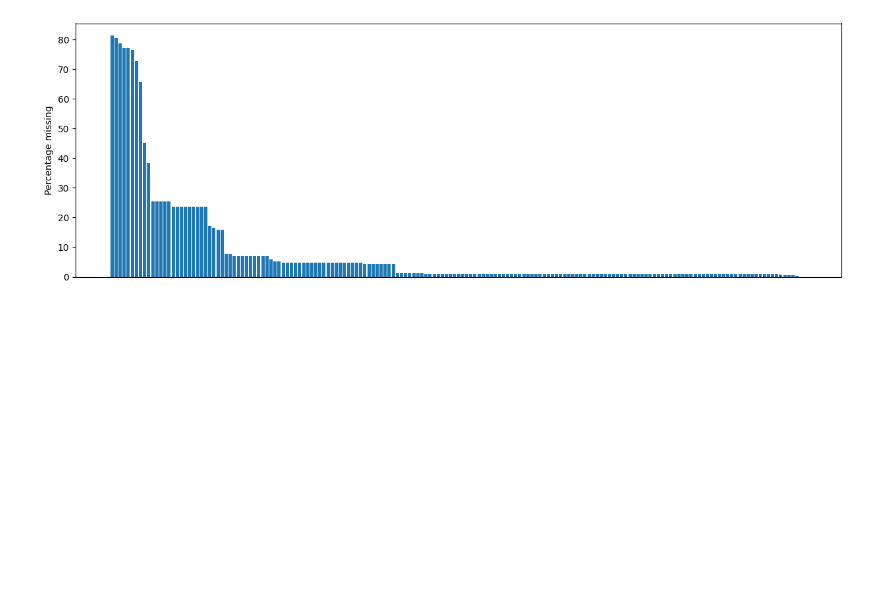
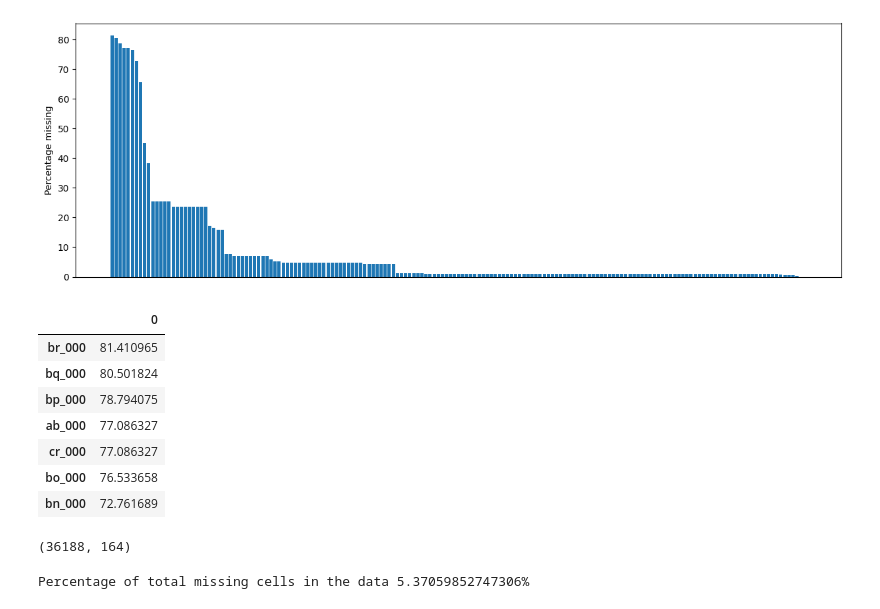
Before and after one commit to KeshaviVerma/APS_Fault_Detection, a Jupyter notebook: EDA.ipynb, the cells around one changed output. Saved outputs shown, nothing was run; the diff lists cells and outputs as text; code cells hidden in the pictures; blank space fills up the shorter version.

```diff
--- a/EDA.ipynb
+++ b/EDA.ipynb
@@ -91,3 +91,15 @@ plt.ylabel("Percentage missing")
 plt.show()
 # %% [output]
 [figure]
+# %%
+dropcols = missing[missing[0]>70]
+dropcols
+# %% [output]
+|  | 0 |
+| br_000 | 81.410965 |
+| bq_000 | 80.501824 |
+| bp_000 | 78.794075 |
+| ab_000 | 77.086327 |
+| cr_000 | 77.086327 |
+| bo_000 | 76.533658 |
+| bn_000 | 72.761689 |
@@ -93,0 +108,13 @@ plt.show()
+# %%
+df.shape
+# %% [output]
+(36188, 164)
+# %%
+missing_values_count= df.isnull().sum()
+total_cells = np.product(df.shape)
+total_missing = missing_values_count.sum()
+
+# percent of data that is missing
+print(f"Percentage of total missing cells in the data {(total_missing/total_cells) * 100}%")
+# %% [output]
+Percentage of total missing cells in the data 5.37059852747306%
```
Also changed, not shown: parts of 8 cells of this notebook.
